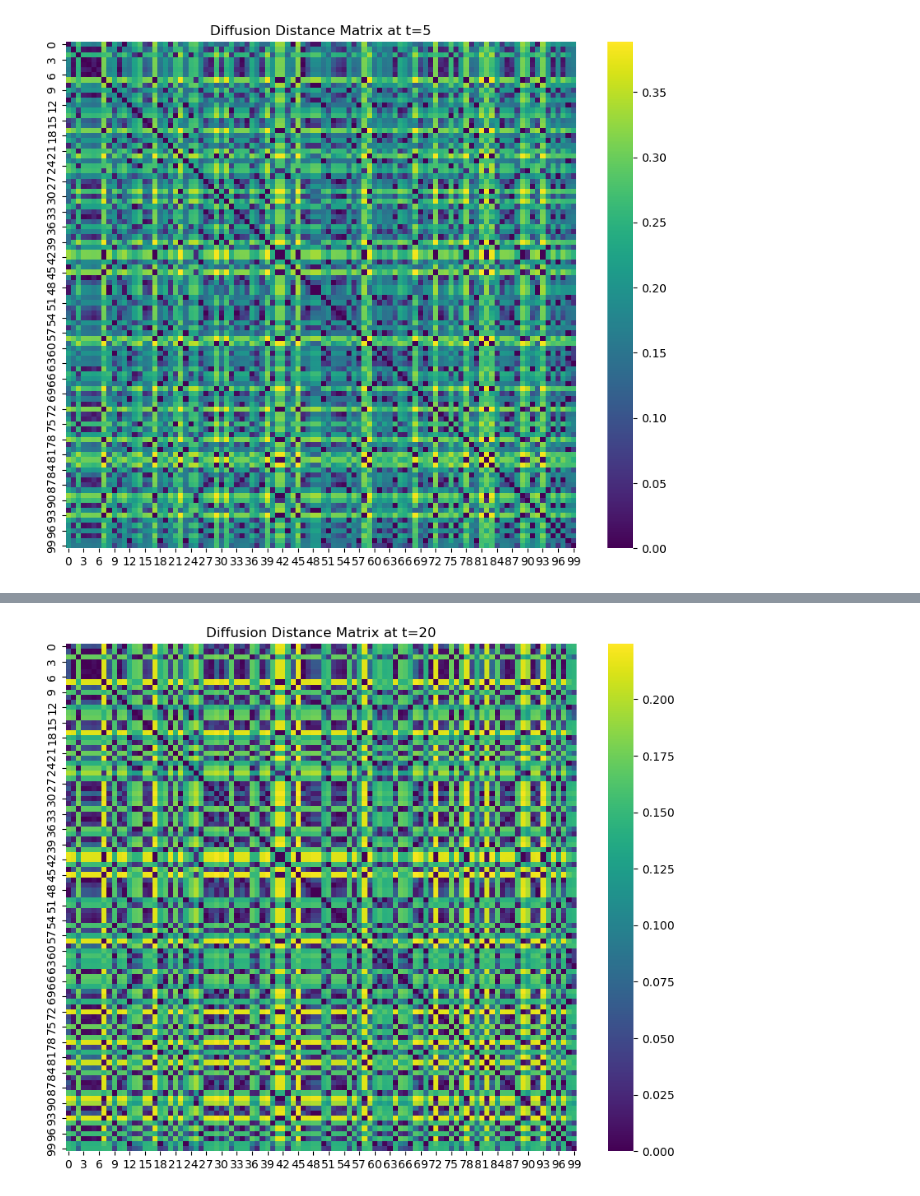
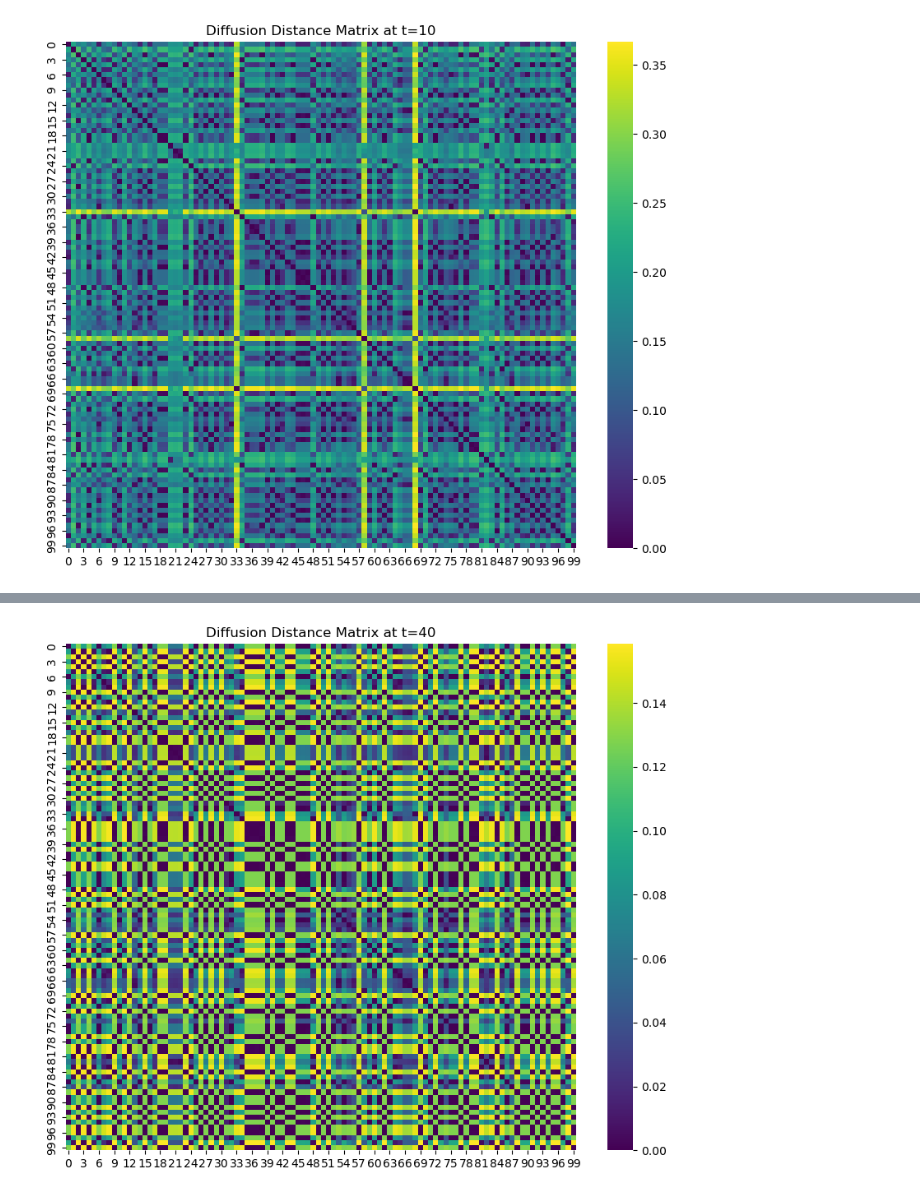
Before and after one commit to seolibek/Tufts2024, a Jupyter notebook: lund_low_dim.ipynb, the cells around one changed output, grey strips where cells are left out. Saved outputs shown, nothing was run; the diff lists cells and outputs as text; code cells hidden in the pictures.

Commit message:
graph extraction with generated data works

```diff
--- a/lund_low_dim.ipynb
+++ b/lund_low_dim.ipynb
@@ -3,7 +3,7 @@ import numpy as np
 import seaborn as sns
 from sklearn.cluster import KMeans
 from sklearn.neighbors import KernelDensity
-from sklearn.datasets import make_moons, make_blobs, make_classification
+from sklearn.datasets import make_moons, make_blobs, make_classification, make_circles
 from sklearn.manifold import TSNE
 from scipy.sparse.csgraph import laplacian
 from scipy.spatial.distance import pdist, squareform
@@ -12,14 +12,46 @@ from lund.utils import GraphExtractor, diffusion_distance
 from model.utils import loadHSI,calculate_aligned_accuracy
 import matplotlib.pyplot as plt
 import scipy.io
-
+import pandas as pd
 
 # data_path, gt_path, data_name, gt_name = '/Users/seoli/Desktop/DIAMONDS/Tufts2024/data/SalinasA_corrected.mat', '/Users/seoli/Desktop/DIAMONDS/Tufts2024/data/SalinasA_gt.mat', 'salinasA_corrected', 'salinasA_gt'
 
 
 # X, M, N, D, HSI, GT, Y, n, K = loadHSI(data_path, gt_path, data_name, gt_name)
-X, GT = make_classification(n_samples=100, n_features=2, n_informative=2, n_redundant=0, n_clusters_per_class=1, random_state=42)
+n_samples = 100
+n_clusters = 3
+centers = [(-5, -5), (0, 0), (5, 5)]
+cluster_std = 0.5
+
+# Generate points for each cluster
+points = []
+labels = []
+
+for i, center in enumerate(centers):
+    x = np.random.normal(center[0], cluster_std, n_samples // n_clusters)
+    y = np.random.normal(center[1], cluster_std, n_samples // n_clusters)
+    cluster_points = np.column_stack((x, y))
+    points.append(cluster_points)
+    labels.append(np.full(n_samples // n_clusters, i))
+
+points = np.vstack(points)
+labels = np.concatenate(labels)
+
+df = pd.DataFrame(points, columns=['Feature1', 'Feature2'])
+df['Label'] = labels
+df_sorted = df.sort_values(by=['Feature1', 'Feature2']).reset_index(drop=True)
+
+X = df_sorted[['Feature1', 'Feature2']].values
+GT = df_sorted['Label'].values
+
+plt.scatter(X[:, 0], X[:, 1], c=GT, cmap='viridis')
+plt.title('Generated and Sorted Points')
+plt.xlabel('Feature1')
+plt.ylabel('Feature2')
+plt.show()
+
 scipy.io.savemat('data.mat', {'X': X, 'GT': GT})
+
 
 grid_size = int(np.ceil(np.sqrt(X.shape[0])))
 print("GRID SIZE: ", grid_size)
@@ -28,36 +60,38 @@ print("Data shape:", X.shape)
 
 # GT = GT - 1
 # HSI = X.reshape((M, N, D))
-Hyperparameters = {
-    'Sigma': 1.0,
-    'DiffusionNN': 10,
+# Hyperparameters = {
+#     'Sigma': 1.0,
+#     'DiffusionNN': 10,
 
-}
+# }
 
 kde = KernelDensity(bandwidth=1.0)
 kde.fit(X)
 log_density = kde.score_samples(X)
 p = np.exp(log_density)
 
-graph_extractor = GraphExtractor()
+graph_extractor = GraphExtractor(sigma = 0.5, DiffusionNN = 10)
 G = graph_extractor.extract_graph(X)
 
 
-
-def plot_diffusion_distance(timestep):
+def plot_diffusion_distance(G, timestep, log_scale=False):
+    if log_scale:
+        timestep = np.log10(timestep)
     distances, embedding = diffusion_distance(G, timestep)
     plt.figure(figsize=(10, 8))
     sns.heatmap(distances, cmap='viridis')
-    plt.title(f'Diffusion Distance Matrix at t={timestep}')
+    plt.title(f'Diffusion Distance Matrix at log10(t)={timestep:.2f}' if log_scale else f'Diffusion Distance Matrix at t={timestep}')
     plt.show()
 
-plot_diffusion_distance(5)
-plot_diffusion_distance(20)
-plot_diffusion_distance(40)
-plot_diffusion_distance(70)
+
+for timestep in [10, 40, 80, 100]:
+    print(f"Plotting for log10(t)={np.log10(timestep):.2f}")
+    plot_diffusion_distance(G, timestep, log_scale=False)
 
 
-C, K, Dt = LearningbyUnsupervisedNonlinearDiffusion(X, 70, G, p)
+
+C, K, Dt = LearningbyUnsupervisedNonlinearDiffusion(X, 150, G, p)
 
 
 # print("Cluster labels:", C)
@@ -97 +145 @@ Initialized with NEigs = 100 (type: <class 'int'>)
-[figure, old version]
+[figure, new version]
@@ -98 +163 @@ Initialized with NEigs = 100 (type: <class 'int'>)
-[figure, old version]
+[figure, new version]
```
Also changed, not shown: parts of 1 cell of this notebook, 2 other files.
